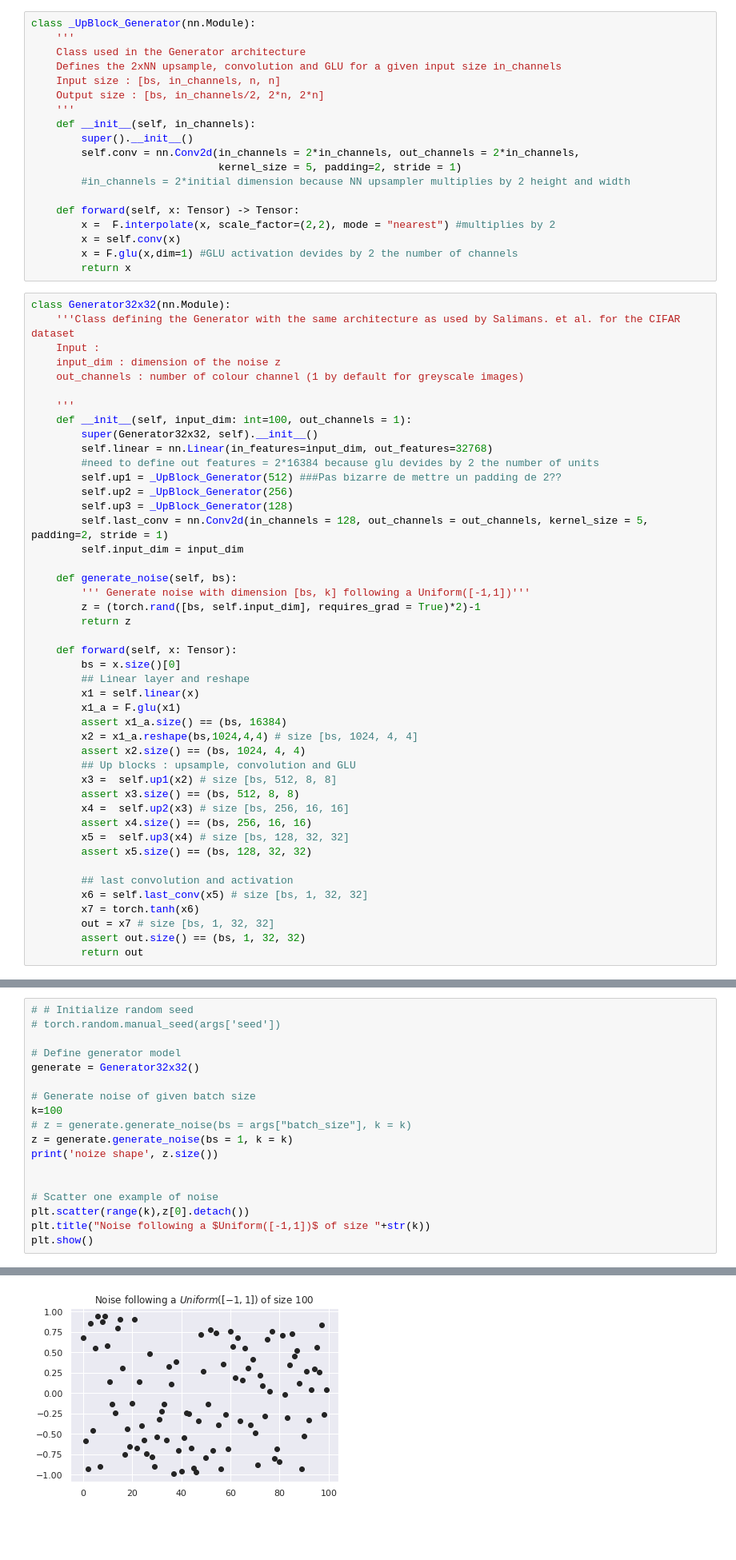
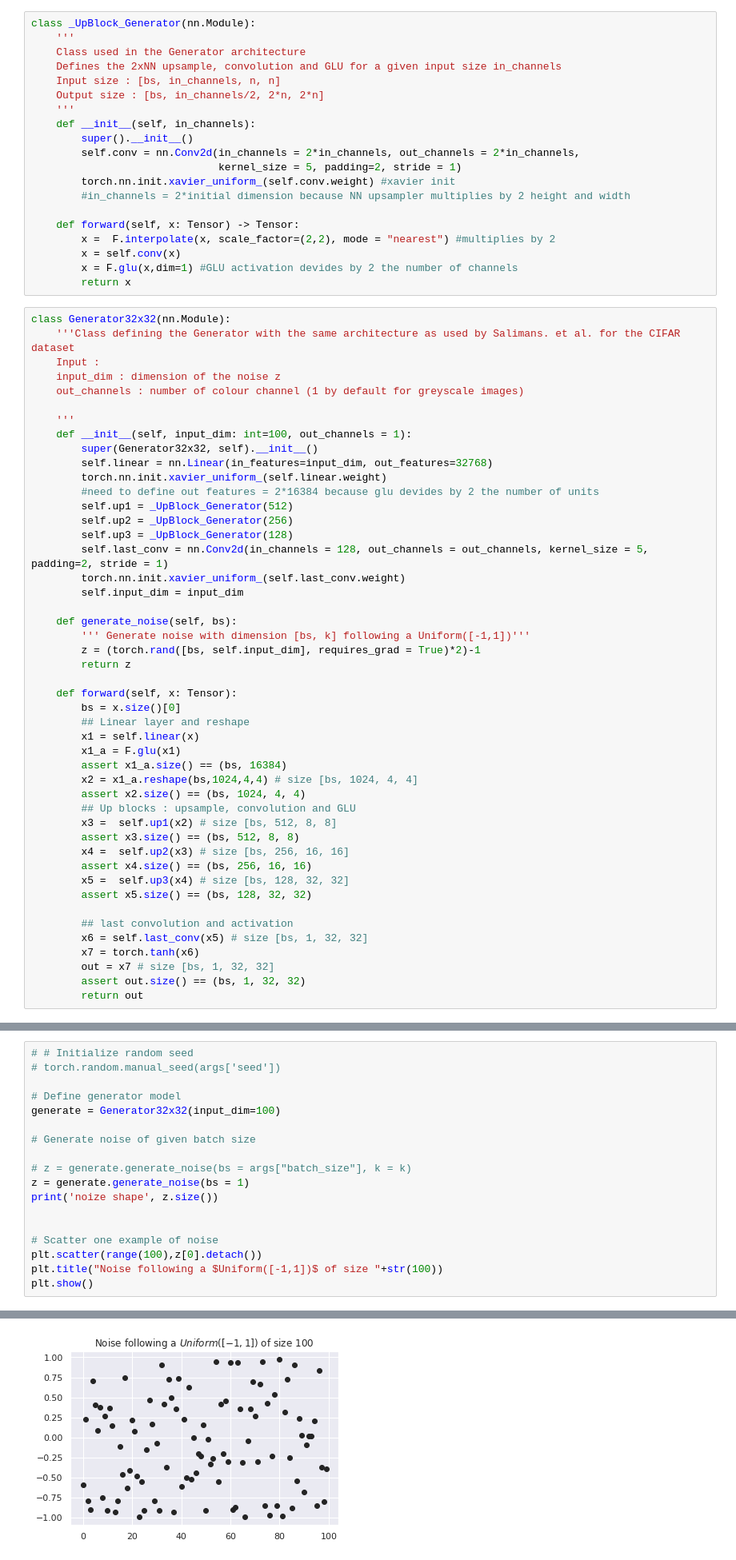
Before and after one commit to philomenec/Optimal-Transport, a Jupyter notebook: OTGAN.ipynb, the cells around one changed output, grey strips where cells are left out. Shown at 80% size. Cells and saved outputs as stored; diff of their text form; blank space fills up the shorter version.

Commit message:
add  xavier init

```diff
--- a/OTGAN.ipynb
+++ b/OTGAN.ipynb
@@ -326,6 +326,7 @@ class _UpBlock_Generator(nn.Module):
         super().__init__()
         self.conv = nn.Conv2d(in_channels = 2*in_channels, out_channels = 2*in_channels,
                               kernel_size = 5, padding=2, stride = 1)
+        torch.nn.init.xavier_uniform_(self.conv.weight) #xavier init
         #in_channels = 2*initial dimension because NN upsampler multiplies by 2 height and width
 
     def forward(self, x: Tensor) -> Tensor:
@@ -344,11 +345,13 @@ class Generator32x32(nn.Module):
     def __init__(self, input_dim: int=100, out_channels = 1):
         super(Generator32x32, self).__init__()
         self.linear = nn.Linear(in_features=input_dim, out_features=32768)
+        torch.nn.init.xavier_uniform_(self.linear.weight)
         #need to define out features = 2*16384 because glu devides by 2 the number of units
-        self.up1 = _UpBlock_Generator(512) ###Pas bizarre de mettre un padding de 2??
+        self.up1 = _UpBlock_Generator(512)
         self.up2 = _UpBlock_Generator(256)
         self.up3 = _UpBlock_Generator(128)
         self.last_conv = nn.Conv2d(in_channels = 128, out_channels = out_channels, kernel_size = 5, padding=2, stride = 1)
+        torch.nn.init.xavier_uniform_(self.last_conv.weight)
         self.input_dim = input_dim
 
     def generate_noise(self, bs):
@@ -383,23 +386,23 @@ class Generator32x32(nn.Module):
 # %%
 # # Initialize random seed
 # torch.random.manual_seed(args['seed'])
 
 # Define generator model
-generate = Generator32x32()
+generate = Generator32x32(input_dim=100)
 
 # Generate noise of given batch size
-k=100
+
 # z = generate.generate_noise(bs = args["batch_size"], k = k)
-z = generate.generate_noise(bs = 1, k = k)
+z = generate.generate_noise(bs = 1)
 print('noize shape', z.size())
 
 
 # Scatter one example of noise
-plt.scatter(range(k),z[0].detach())
-plt.title("Noise following a $Uniform([-1,1])$ of size "+str(k))
+plt.scatter(range(100),z[0].detach())
+plt.title("Noise following a $Uniform([-1,1])$ of size "+str(100))
 plt.show()
 # %% [output]
 noize shape torch.Size([1, 100])
-[figure, old version]
+[figure, new version]
 # %%
 # Test the output of the generator network
```
Also changed, not shown: parts of 24 cells of this notebook.
